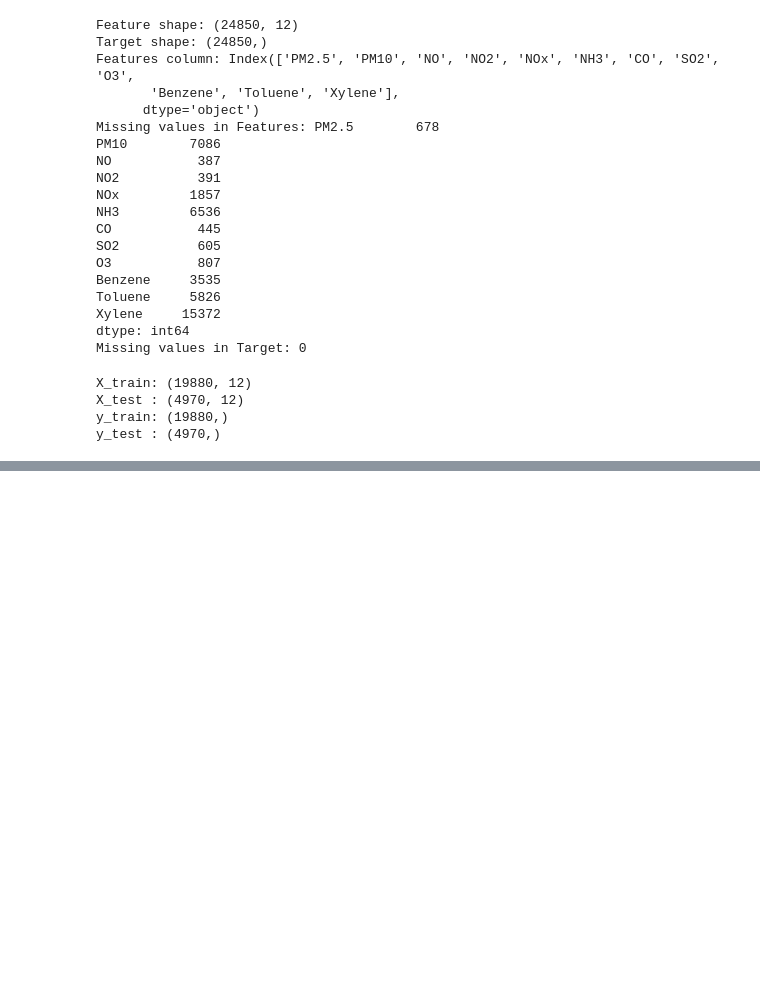
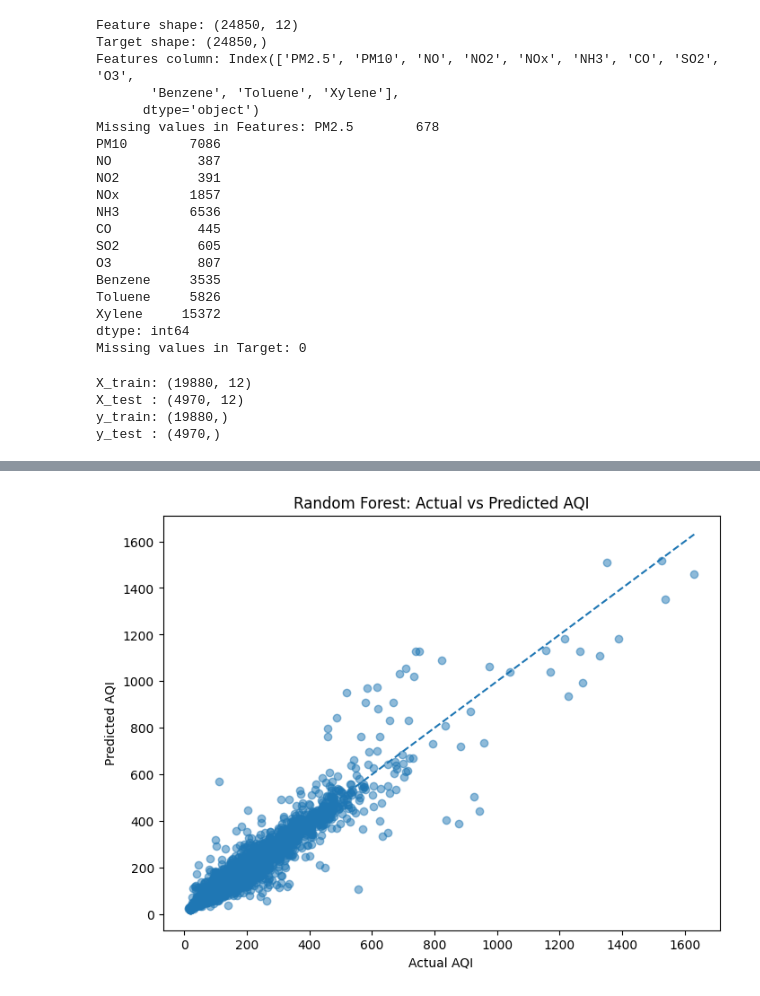
Before and after one commit to omkarsatpute18/AQI-air-quality-prediction, a Jupyter notebook: main.ipynb, the cells around one changed output, grey strips where cells are left out. Drawn from its saved outputs; the diff is of its cells as text; code cells hidden in the pictures; blank space fills up the shorter version.

```diff
--- a/main.ipynb
+++ b/main.ipynb
@@ -1044,0 +1211,21 @@ forest_pipeline = Pipeline([
+# %%
+plt.figure(figsize=(8, 6))
+
+plt.scatter(y_test, y_pred_forest, alpha=0.5)
+
+min_value = min(y_test.min(), y_pred_forest.min())
+max_value = max(y_test.max(), y_pred_forest.max())
+
+plt.plot(
+    [min_value, max_value],
+    [min_value, max_value],
+    linestyle="--"
+)
+
+plt.xlabel("Actual AQI")
+plt.ylabel("Predicted AQI")
+plt.title("Random Forest: Actual vs Predicted AQI")
+
+plt.show()
+# %% [output]
+[figure, added]
```
Also changed, not shown: parts of 22 cells of this notebook.
